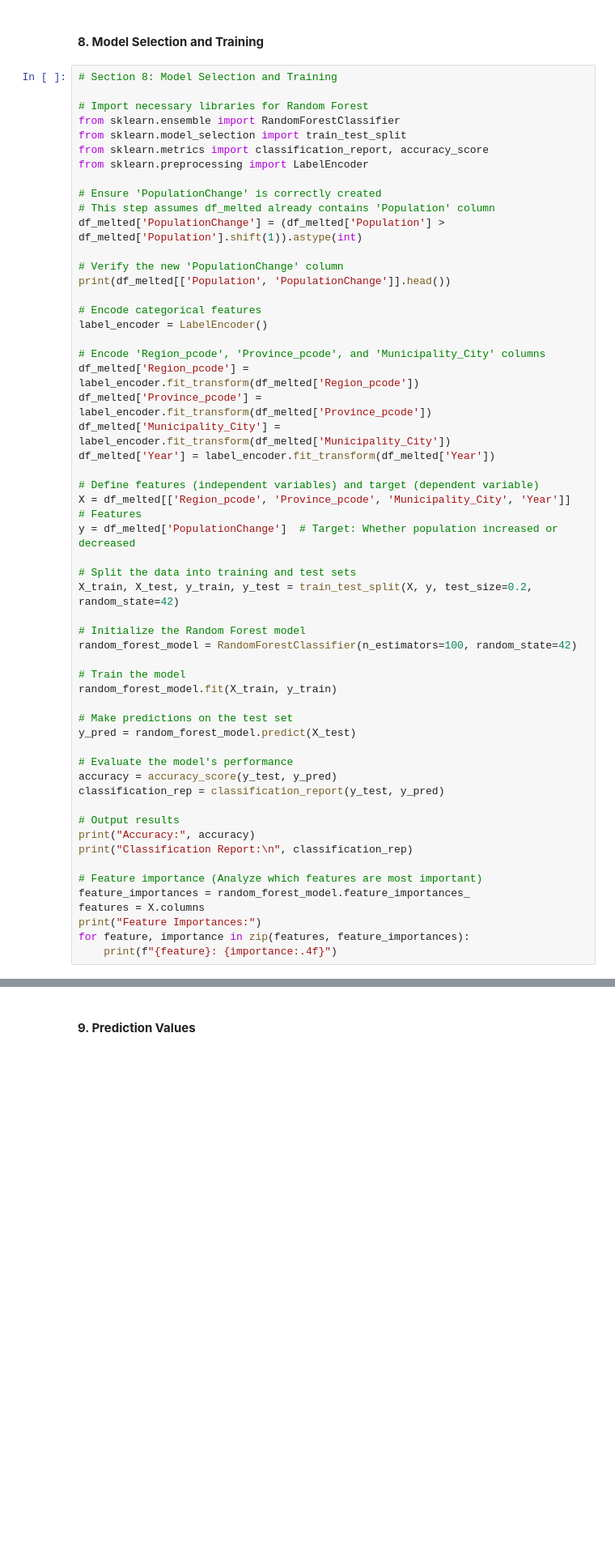
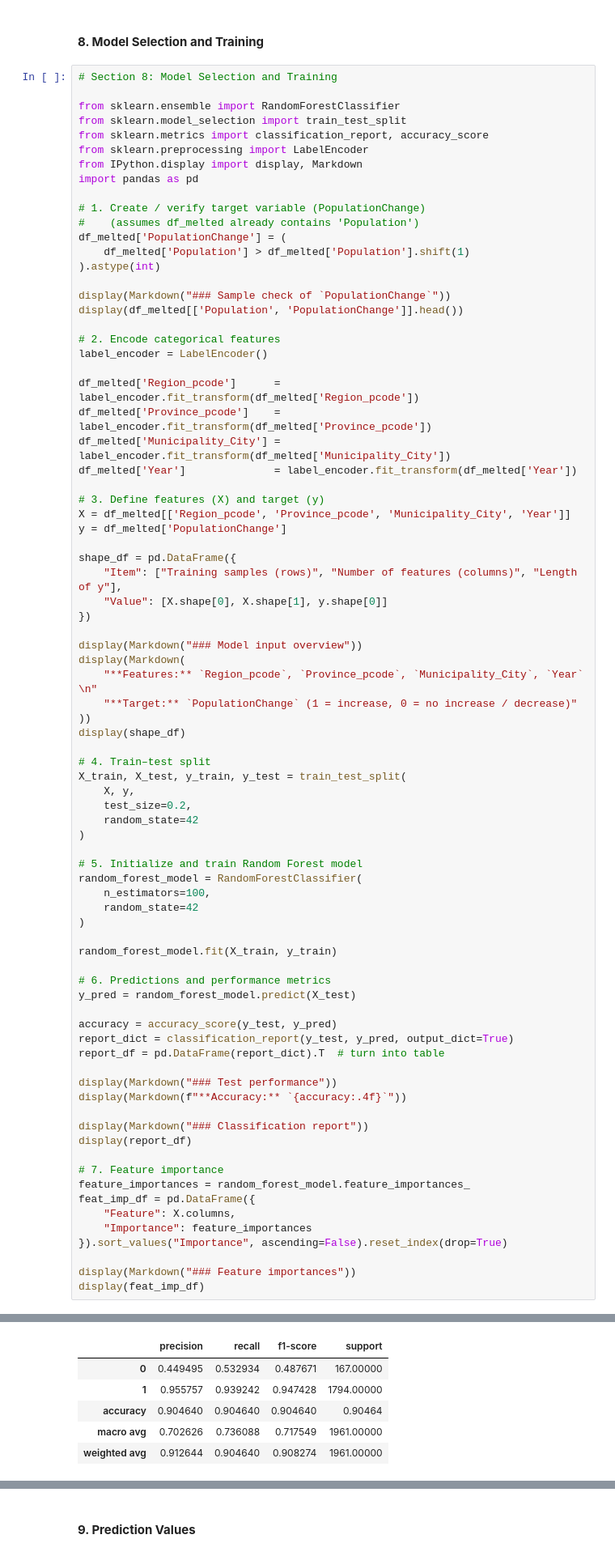
Before and after one commit to Mariopogi/Machine-Learning-Program-Exercises-Group-5-BSIT-2A, a Jupyter notebook: Classification.ipynb, the cells around one changed output, grey strips where cells are left out. Shown: that part at 81% size. Drawn from its saved outputs; the diff is of its cells as text; blank space fills up the shorter version.

```diff
--- a/Classification.ipynb
+++ b/Classification.ipynb
@@ -552,56 +602,81 @@ Regions train/test: 17 / 17
 # %%
 # Section 8: Model Selection and Training
 
-# Import necessary libraries for Random Forest
 from sklearn.ensemble import RandomForestClassifier
 from sklearn.model_selection import train_test_split
 from sklearn.metrics import classification_report, accuracy_score
 from sklearn.preprocessing import LabelEncoder
+from IPython.display import display, Markdown
+import pandas as pd
 
-# Ensure 'PopulationChange' is correctly created
-# This step assumes df_melted already contains 'Population' column
-df_melted['PopulationChange'] = (df_melted['Population'] > df_melted['Population'].shift(1)).astype(int)
+# 1. Create / verify target variable (PopulationChange)
+#    (assumes df_melted already contains 'Population')
+df_melted['PopulationChange'] = (
+    df_melted['Population'] > df_melted['Population'].shift(1)
+).astype(int)
 
-# Verify the new 'PopulationChange' column
-print(df_melted[['Population', 'PopulationChange']].head())
+display(Markdown("### Sample check of `PopulationChange`"))
+display(df_melted[['Population', 'PopulationChange']].head())
 
-# Encode categorical features
+# 2. Encode categorical features
 label_encoder = LabelEncoder()
 
-# Encode 'Region_pcode', 'Province_pcode', and 'Municipality_City' columns
-df_melted['Region_pcode'] = label_encoder.fit_transform(df_melted['Region_pcode'])
-df_melted['Province_pcode'] = label_encoder.fit_transform(df_melted['Province_pcode'])
+df_melted['Region_pcode']      = label_encoder.fit_transform(df_melted['Region_pcode'])
+df_melted['Province_pcode']    = label_encoder.fit_transform(df_melted['Province_pcode'])
 df_melted['Municipality_City'] = label_encoder.fit_transform(df_melted['Municipality_City'])
-df_melted['Year'] = label_encoder.fit_transform(df_melted['Year'])
+df_melted['Year']              = label_encoder.fit_transform(df_melted['Year'])
 
-# Define features (independent variables) and target (dependent variable)
-X = df_melted[['Region_pcode', 'Province_pcode', 'Municipality_City', 'Year']]  # Features
-y = df_melted['PopulationChange']  # Target: Whether population increased or decreased
+# 3. Define features (X) and target (y)
+X = df_melted[['Region_pcode', 'Province_pcode', 'Municipality_City', 'Year']]
+y = df_melted['PopulationChange']
 
-# Split the data into training and test sets
-X_train, X_test, y_train, y_test = train_test_split(X, y, test_size=0.2, random_state=42)
+shape_df = pd.DataFrame({
+    "Item": ["Training samples (rows)", "Number of features (columns)", "Length of y"],
+    "Value": [X.shape[0], X.shape[1], y.shape[0]]
+})
 
-# Initialize the Random Forest model
-random_forest_model = RandomForestClassifier(n_estimators=100, random_state=42)
+display(Markdown("### Model input overview"))
+display(Markdown(
+    "**Features:** `Region_pcode`, `Province_pcode`, `Municipality_City`, `Year`  \n"
+    "**Target:** `PopulationChange` (1 = increase, 0 = no increase / decrease)"
+))
+display(shape_df)
 
-# Train the model
+# 4. Train–test split
+X_train, X_test, y_train, y_test = train_test_split(
+    X, y,
+    test_size=0.2,
+    random_state=42
+)
+
+# 5. Initialize and train Random Forest model
+random_forest_model = RandomForestClassifier(
+    n_estimators=100,
+    random_state=42
+)
+
 random_forest_model.fit(X_train, y_train)
 
-# Make predictions on the test set
+# 6. Predictions and performance metrics
 y_pred = random_forest_model.predict(X_test)
 
-# Evaluate the model's performance
 accuracy = accuracy_score(y_test, y_pred)
-classification_rep = classification_report(y_test, y_pred)
+report_dict = classification_report(y_test, y_pred, output_dict=True)
+report_df = pd.DataFrame(report_dict).T  # turn into table
 
-# Output results
-print("Accuracy:", accuracy)
-print("Classification Report:\n", classification_rep)
+display(Markdown("### Test performance"))
+display(Markdown(f"**Accuracy:** `{accuracy:.4f}`"))
 
-# Feature importance (Analyze which features are most important)
+display(Markdown("### Classification report"))
+display(report_df)
+
+# 7. Feature importance
 feature_importances = random_forest_model.feature_importances_
-features = X.columns
-print("Feature Importances:")
-for feature, importance in zip(features, feature_importances):
-    print(f"{feature}: {importance:.4f}")
+feat_imp_df = pd.DataFrame({
+    "Feature": X.columns,
+    "Importance": feature_importances
+}).sort_values("Importance", ascending=False).reset_index(drop=True)
+
+display(Markdown("### Feature importances"))
+display(feat_imp_df)
 # %% [output]
@@ -624,0 +700,6 @@ Year: 0.0580
+|  | precision | recall | f1-score | support |
+| 0 | 0.449495 | 0.532934 | 0.487671 | 167.00000 |
+| 1 | 0.955757 | 0.939242 | 0.947428 | 1794.00000 |
+| accuracy | 0.904640 | 0.904640 | 0.904640 | 0.90464 |
+| macro avg | 0.702626 | 0.736088 | 0.717549 | 1961.00000 |
+| weighted avg | 0.912644 | 0.904640 | 0.908274 | 1961.00000 |
```
Also changed, not shown: parts of 23 cells of this notebook.
